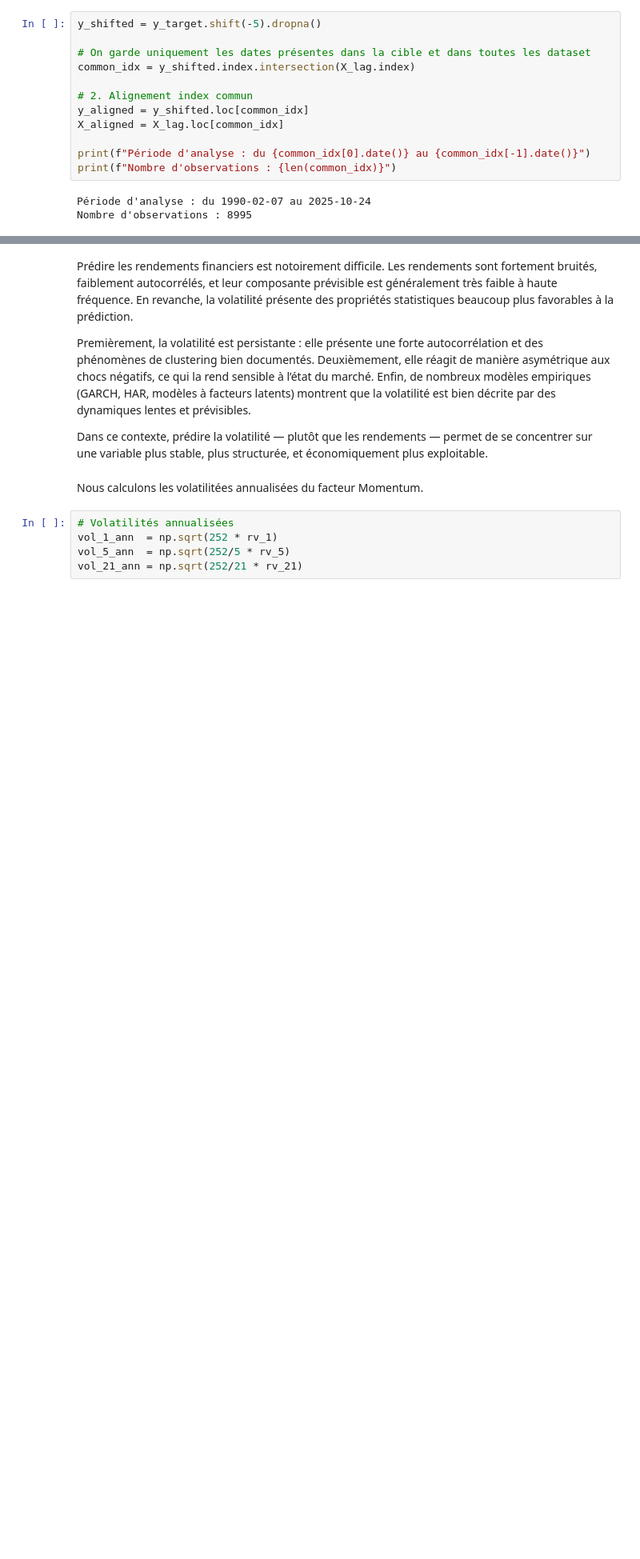
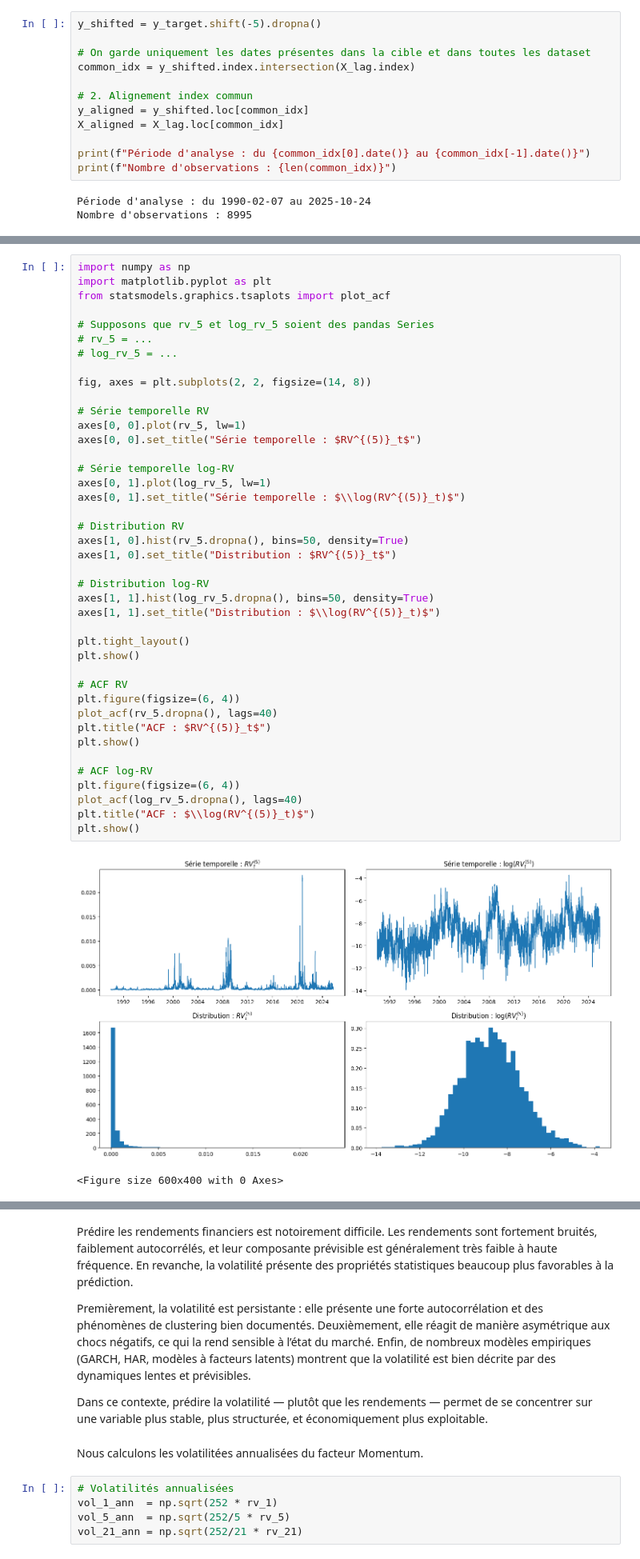
Before and after one commit to AntoninDevalland/Volatility-forcasting-for-Momentum-timing, a Jupyter notebook: main.ipynb, the cells around one changed output, grey strips where cells are left out. Shown at 80% size. Drawn from its saved outputs; the diff is of its cells as text; blank space fills up the shorter version.

Commit message:
graph variance

```diff
--- a/main.ipynb
+++ b/main.ipynb
@@ -389,0 +397,44 @@ Nombre d'observations : 8995
+# %%
+import numpy as np
+import matplotlib.pyplot as plt
+from statsmodels.graphics.tsaplots import plot_acf
+
+# Supposons que rv_5 et log_rv_5 soient des pandas Series
+# rv_5 = ...
+# log_rv_5 = ...
+
+fig, axes = plt.subplots(2, 2, figsize=(14, 8))
+
+# Série temporelle RV
+axes[0, 0].plot(rv_5, lw=1)
+axes[0, 0].set_title("Série temporelle : $RV^{(5)}_t$")
+
+# Série temporelle log-RV
+axes[0, 1].plot(log_rv_5, lw=1)
+axes[0, 1].set_title("Série temporelle : $\\log(RV^{(5)}_t)$")
+
+# Distribution RV
+axes[1, 0].hist(rv_5.dropna(), bins=50, density=True)
+axes[1, 0].set_title("Distribution : $RV^{(5)}_t$")
+
+# Distribution log-RV
+axes[1, 1].hist(log_rv_5.dropna(), bins=50, density=True)
+axes[1, 1].set_title("Distribution : $\\log(RV^{(5)}_t)$")
+
+plt.tight_layout()
+plt.show()
+
+# ACF RV
+plt.figure(figsize=(6, 4))
+plot_acf(rv_5.dropna(), lags=40)
+plt.title("ACF : $RV^{(5)}_t$")
+plt.show()
+
+# ACF log-RV
+plt.figure(figsize=(6, 4))
+plot_acf(log_rv_5.dropna(), lags=40)
+plt.title("ACF : $\\log(RV^{(5)}_t)$")
+plt.show()
+# %% [output]
+[figure, added]
+<Figure size 600x400 with 0 Axes>
```
Also changed, not shown: parts of 30 cells of this notebook, 3 other files.
